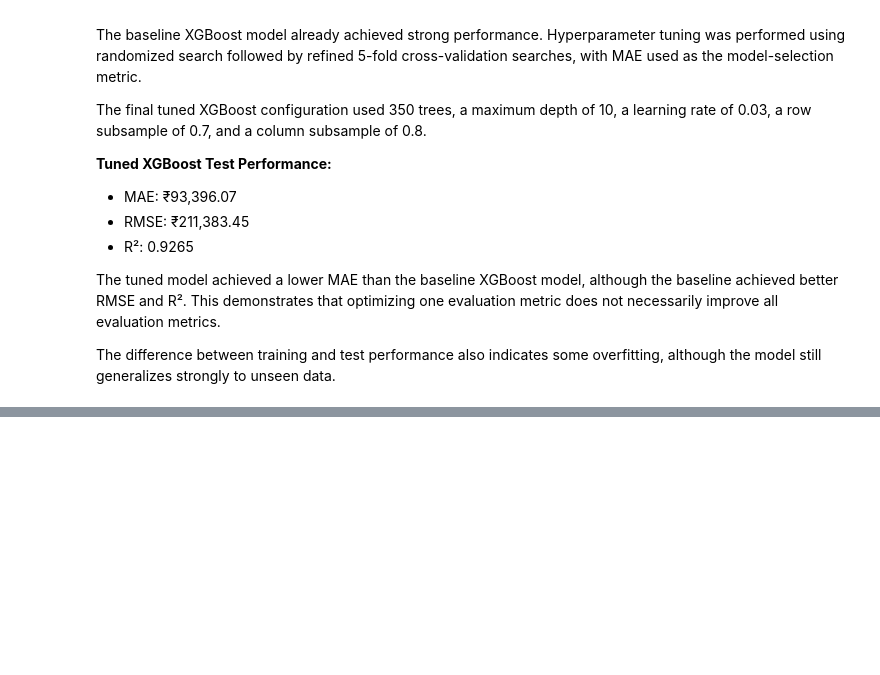
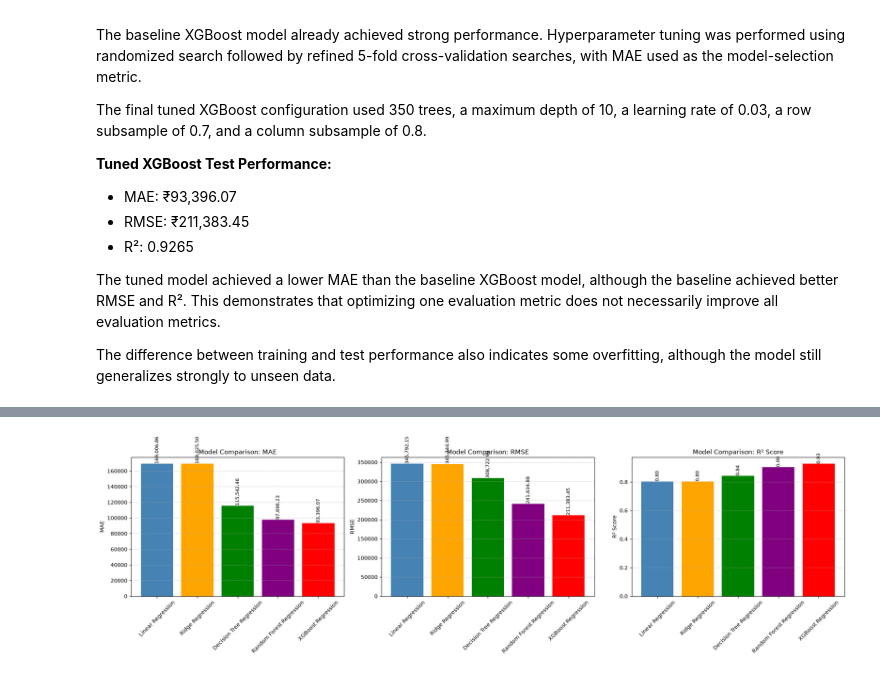
Before and after one commit to Aaroh22/used-car-price-prediction, a Jupyter notebook: Notebooks/02_model_training.ipynb, the cells around one changed output, grey strips where cells are left out. Cells and saved outputs as stored; diff of their text form; code cells hidden in the pictures; blank space fills up the shorter version.

Commit message:
Add final model comparison and selection

```diff
--- a/Notebooks/02_model_training.ipynb
+++ b/Notebooks/02_model_training.ipynb
@@ -1285,0 +1330,39 @@ The difference between training and test performance also indicates some overfit
+# %%
+# Visual comparison of MAE, RMSE, and R² for all models
+
+fig, axes = plt.subplots(1, 3, figsize=(20, 6))
+
+metrics = [
+    ("Mean Absolute Error", "MAE"),
+    ("Root Mean Square Error", "RMSE"),
+    ("R^2", "R² Score")
+]
+
+for axis, (column, title) in zip(axes, metrics):
+    bars = axis.bar(
+        model_comparison["Model"],
+        model_comparison[column],
+        color=["steelblue", "orange", "green", "purple", "red"]
+    )
+
+    axis.set_title(f"Model Comparison: {title}")
+    axis.set_ylabel(title)
+    axis.tick_params(axis="x", rotation=45)
+    axis.grid(axis="y", linestyle="--", alpha=0.6)
+
+    for bar in bars:
+        height = bar.get_height()
+        axis.text(
+            bar.get_x() + bar.get_width() / 2,
+            height,
+            f"{height:,.2f}",
+            ha="center",
+            va="bottom",
+            fontsize=9,
+            rotation=90
+        )
+
+plt.tight_layout()
+plt.show()
+# %% [output]
+[figure, added]
```
Also changed, not shown: parts of 3 cells of this notebook.
